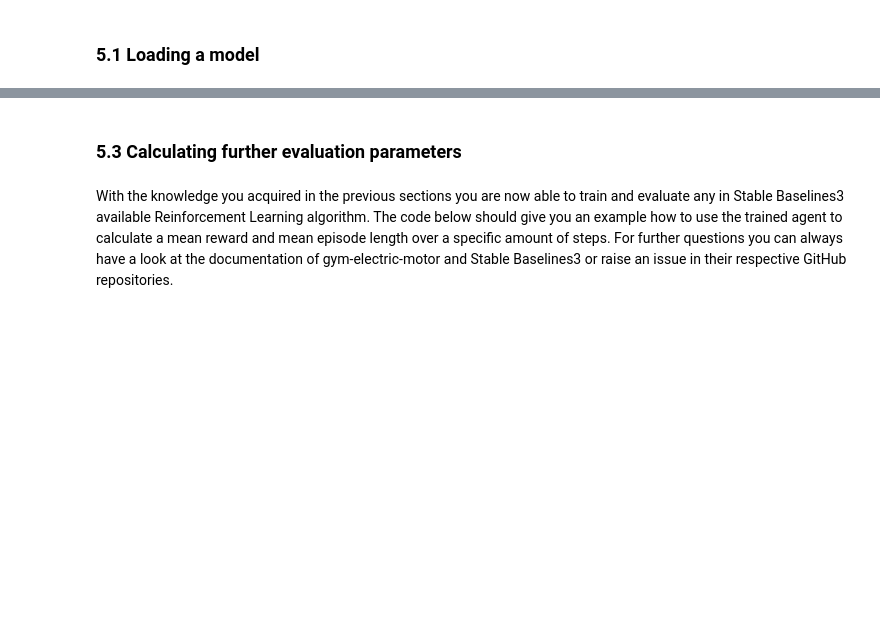
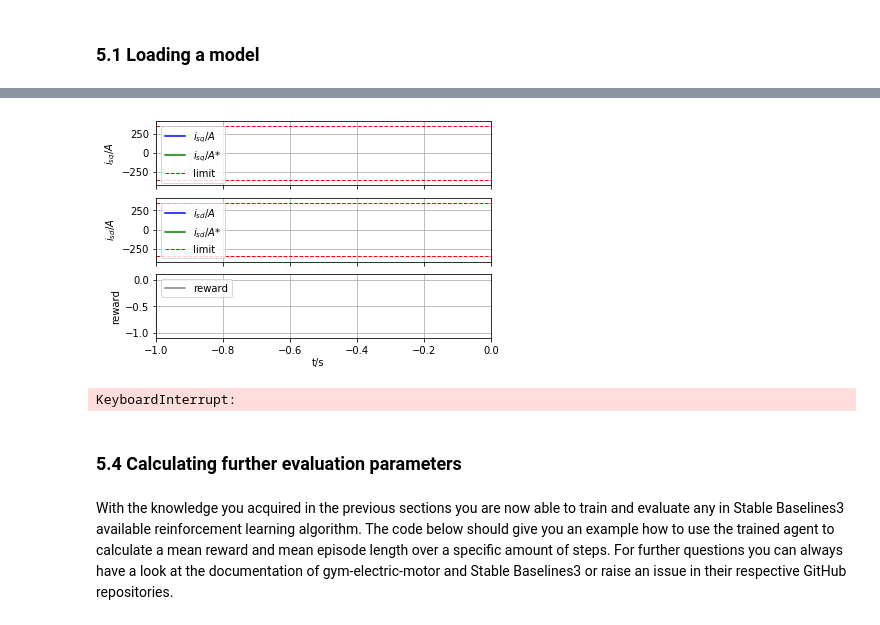
Before and after one commit to upb-lea/gym-electric-motor, a Jupyter notebook: examples/rl_frameworks/stable_baselines3_example.ipynb, the cells around one changed output, grey strips where cells are left out. Cells and saved outputs as stored; diff of their text form; code cells hidden in the pictures; blank space fills up the shorter version.

Commit message:
Stable Baselines3 tutorial notebook prototype #2

```diff
--- a/examples/rl_frameworks/stable_baselines3_example.ipynb
+++ b/examples/rl_frameworks/stable_baselines3_example.ipynb
@@ -144,2 +164,3 @@ First, before we start our evaluation let us load a pre-trained agent. If you ha
 # %%
-model = DQN.load(Path(__file__).parent / "saved_agents" / "TutorialPreTrainedAgent")
+#model = DQN.load(Path(__file__).parent / "saved_agents" / "TutorialAgent")  #your agent
+model = DQN.load(Path.cwd() / "saved_agents" / "TutorialPreTrainedAgent") #pre-trained agent
@@ -152,16 +194,19 @@ At first we want to take a look at a test trajectory and see how well the traine
 # %%
-env = set_env(training=False)
+%matplotlib notebook
+env = set_env(time_limit = False, training=False)
 visualization_steps = int(9e4) # currently this crashes for larger values
 obs = env.reset()
 for i in range(visualization_steps):
     action, _states = model.predict(obs, deterministic=True)
     obs, reward, done, _ = env.step(action)
-    cum_rew_episode += reward
     env.render()
     if done:
         obs = env.reset()
+# %% [output]
+[figure, added]
+KeyboardInterrupt:
 # %% [markdown]
-### 5.3 Calculating further evaluation parameters
+### 5.4 Calculating further evaluation parameters
 # %% [markdown]
-With the knowledge you acquired in the previous sections you are now able to train and evaluate any in Stable Baselines3 available Reinforcement Learning algorithm. The code below should give you an example how to use the trained agent to calculate a mean reward and mean episode length over a specific amount of steps. For further questions you can always have a look at the documentation of gym-electric-motor and Stable Baselines3 or raise an issue in their respective GitHub repositories.
+With the knowledge you acquired in the previous sections you are now able to train and evaluate any in Stable Baselines3 available reinforcement learning algorithm. The code below should give you an example how to use the trained agent to calculate a mean reward and mean episode length over a specific amount of steps. For further questions you can always have a look at the documentation of gym-electric-motor and Stable Baselines3 or raise an issue in their respective GitHub repositories.
 # %%
```
Also changed, not shown: parts of 22 cells of this notebook, 2 other files.
